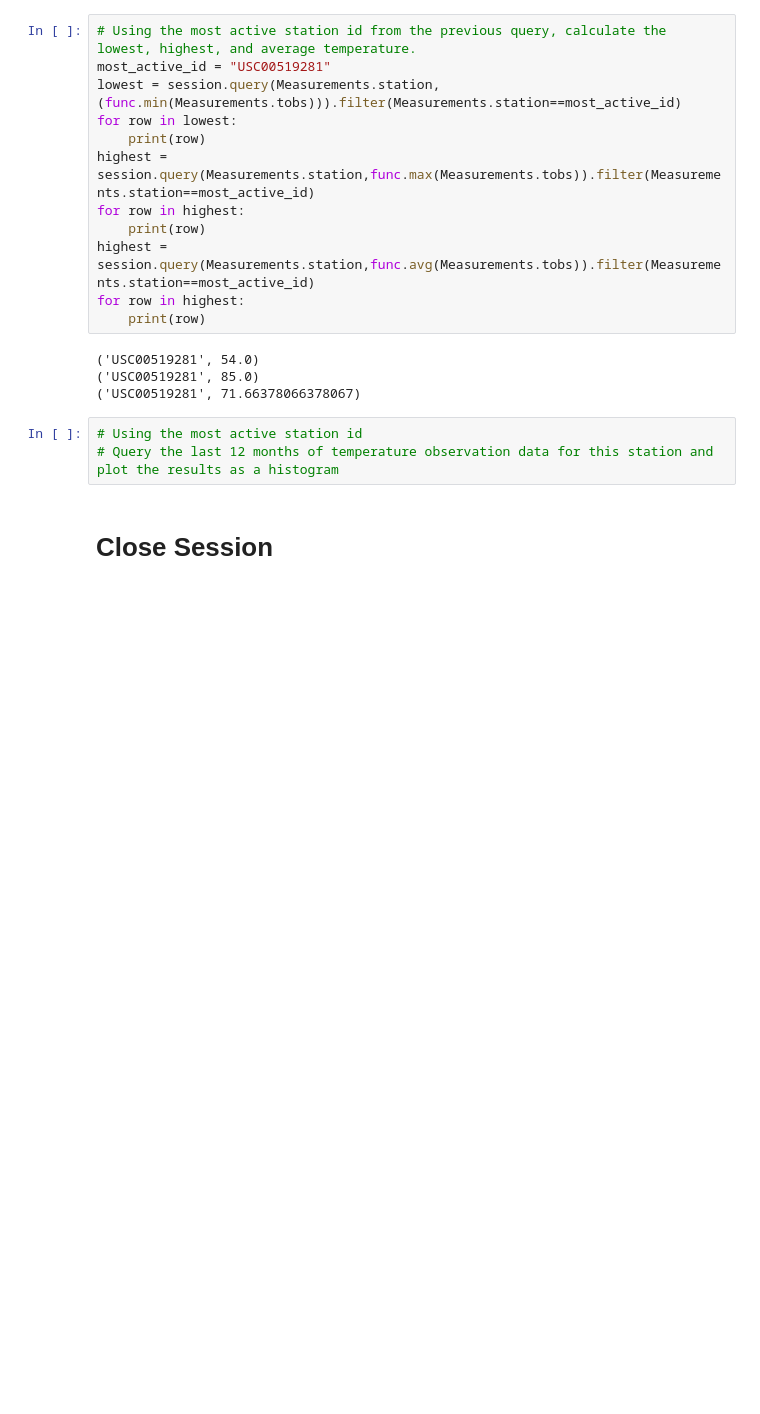
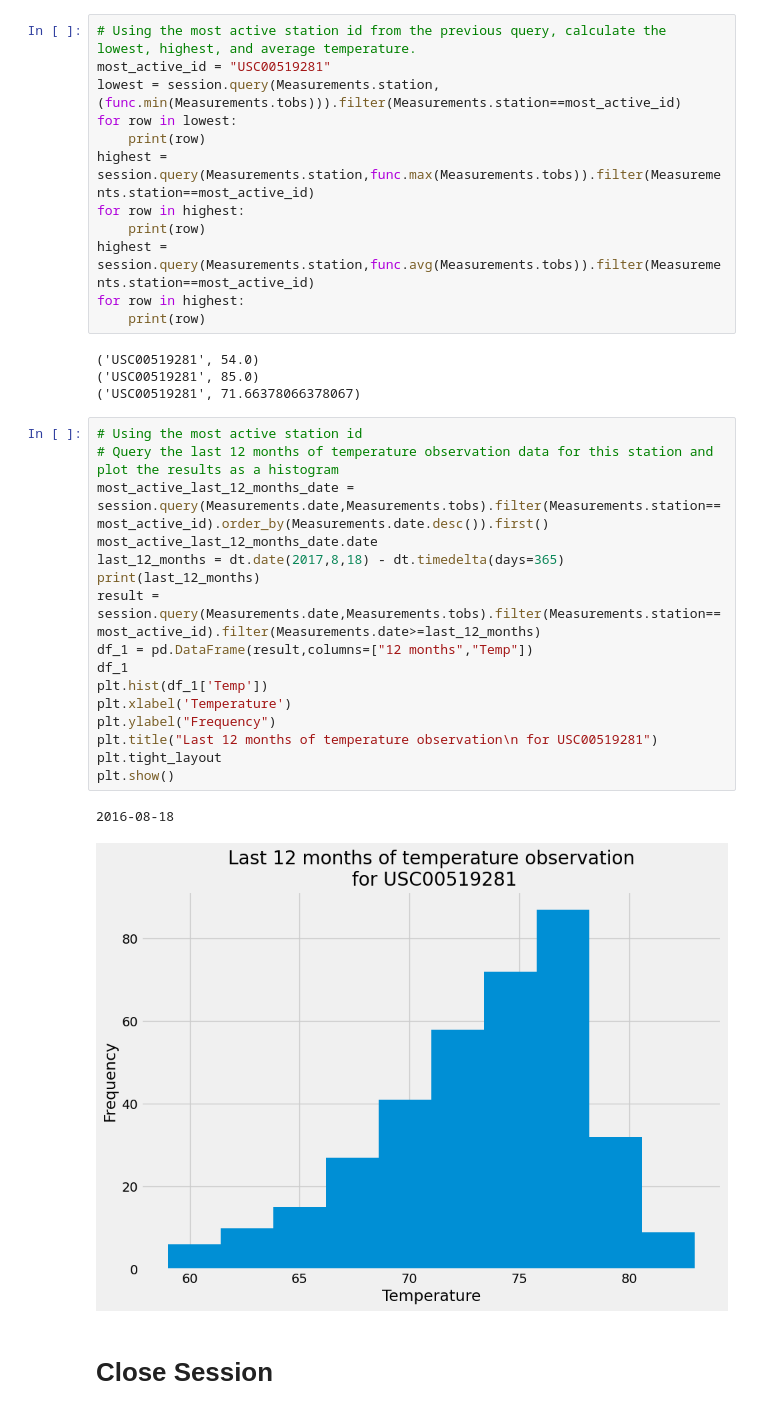
Before and after one commit to makramkb/sqlalchemy-challenge, a Jupyter notebook: SurfsUp/climate_starter.ipynb, the cells around one changed output. Cells and saved outputs as stored; diff of their text form; blank space fills up the shorter version.

```diff
--- a/SurfsUp/climate_starter.ipynb
+++ b/SurfsUp/climate_starter.ipynb
@@ -160,9 +160,25 @@ for row in highest:
 ('USC00519281', 54.0)
 ('USC00519281', 85.0)
 ('USC00519281', 71.66378066378067)
-# %%
-# Using the most active station id
-# Query the last 12 months of temperature observation data for this station and plot the results as a histogram
+# %%
+# Using the most active station id
+# Query the last 12 months of temperature observation data for this station and plot the results as a histogram
+most_active_last_12_months_date = session.query(Measurements.date,Measurements.tobs).filter(Measurements.station==most_active_id).order_by(Measurements.date.desc()).first()
+most_active_last_12_months_date.date
+last_12_months = dt.date(2017,8,18) - dt.timedelta(days=365)
+print(last_12_months)
+result = session.query(Measurements.date,Measurements.tobs).filter(Measurements.station==most_active_id).filter(Measurements.date>=last_12_months)
+df_1 = pd.DataFrame(result,columns=["12 months","Temp"])
+df_1
+plt.hist(df_1['Temp'])
+plt.xlabel('Temperature')
+plt.ylabel("Frequency")
+plt.title("Last 12 months of temperature observation\n for USC00519281")
+plt.tight_layout
+plt.show()
+# %% [output]
+2016-08-18
+[figure, added]
 # %% [markdown]
 # Close Session
 # %%
```
